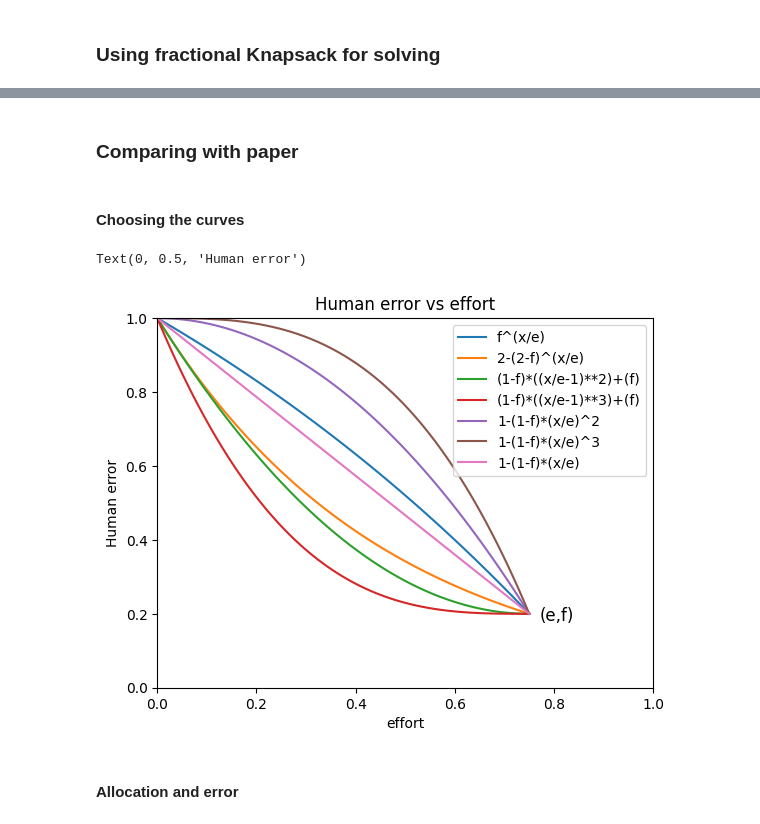
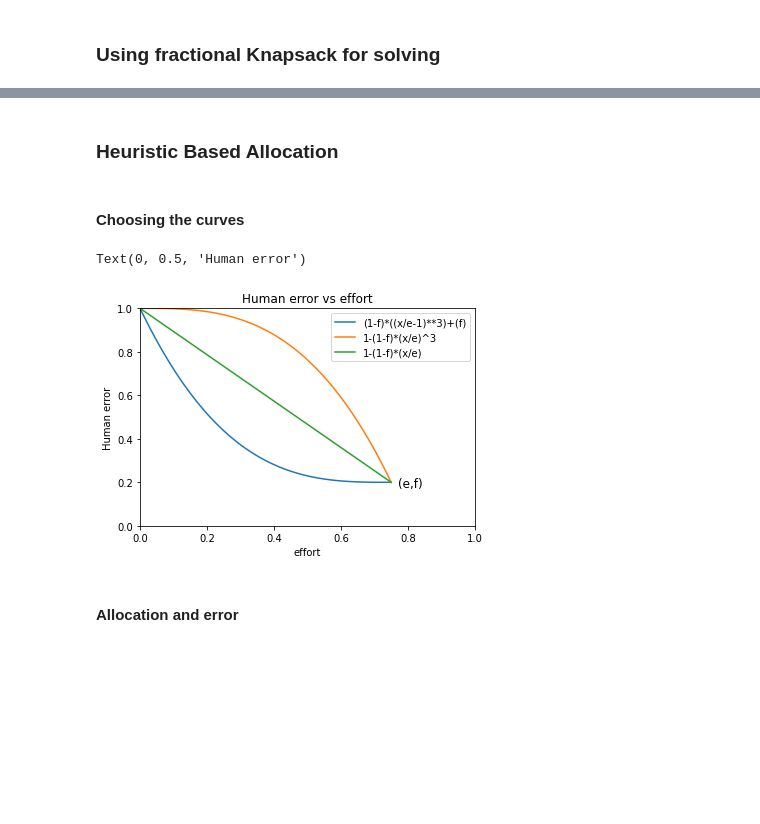
Before and after one commit to AnshulV05/Resource_constrained_deferring, a Jupyter notebook: project.ipynb, the cells around one changed output, grey strips where cells are left out. Cells and saved outputs as stored; diff of their text form; code cells hidden in the pictures; blank space fills up the shorter version.

```diff
--- a/project.ipynb
+++ b/project.ipynb
@@ -94,5 +209,5 @@ expected_error
 # %% [markdown]
-### Comparing with paper
+### Heuristic Based Allocation
 # %% [markdown]
 #### Choosing the curves
 # %%
@@ -116,52 +231,48 @@ def exponential_convex_accuracy_with_effort(ei, fi, effort):
     fi_new=2-(2-(fi))**(effort/ei)
     return fi_new
 # %%
-# make a plot of a line from (0,1) to (e,f)
-# make the x axis and y axis from 0 to 1
-# plot the function f^(x/0.75) from 0 to 0.75
 e=0.75
 f=0.2
 
 x = np.linspace(0, e, 100)
-y= exponential_convex_accuracy_with_effort(e, f, x)
-plt.plot(x, y, label='f^(x/e)')
+# y= exponential_convex_accuracy_with_effort(e, f, x)
+# plt.plot(x, y, label='f^(x/e)')
 
-y=  exponential_concave_accuracy_with_effort(e, f, x)
-plt.plot(x, y, label='2-(2-f)^(x/e)')
+# y=  exponential_concave_accuracy_with_effort(e, f, x)
+# plt.plot(x, y, label='2-(2-f)^(x/e)')
 
-y= convex_accuracy_with_effort(e, f, x, 2)
-plt.plot(x, y, label='(1-f)*((x/e-1)**2)+(f)')
+# y= convex_accuracy_with_effort(e, f, x, 2)
+# plt.plot(x, y, label='(1-f)*((x/e-1)**2)+(f)')
 
 y= convex_accuracy_with_effort(e, f, x, 3)
 plt.plot(x, y, label='(1-f)*((x/e-1)**3)+(f)')
 
-y= concave_accuracy_with_effort(e, f, x, 2)
-plt.plot(x, y, label='1-(1-f)*(x/e)^2')
+# y= concave_accuracy_with_effort(e, f, x, 2)
+# plt.plot(x, y, label='1-(1-f)*(x/e)^2')
 
 y= concave_accuracy_with_effort(e, f, x, 3)
 plt.plot(x, y, label='1-(1-f)*(x/e)^3')
 
 
 y=linear_accuracy_with_effort(e, f, x)
 plt.plot(x, y, label='1-(1-f)*(x/e)')
-#label the point e,f as (e,f)
-#show the label in the plot not on legend
-#get rid of the arrow
+
+
 # plt.scatter(e, f, color='red')  # point (e,f)
 plt.text(e+0.02, f-0.02, '(e,f)', fontsize=12)
 # plt.annotate('(e,f)', xy=(e, f), xytext=(e+0.05, f-0.05),
 #              arrowprops=dict(facecolor='black', arrowstyle='->'))
 # plt.scatter(e, f, color='red', label='(e,f)')
 
 plt.xlim(0, 1)
 plt.ylim(0, 1)
 plt.legend()
 plt.title('Human error vs effort')
 plt.xlabel('effort')
 plt.ylabel('Human error')
 # %% [output]
 Text(0, 0.5, 'Human error')
-[figure, old version]
+[figure, new version]
 # %% [markdown]
 #### Allocation and error
 # %%
```
Also changed, not shown: parts of 21 cells of this notebook.
